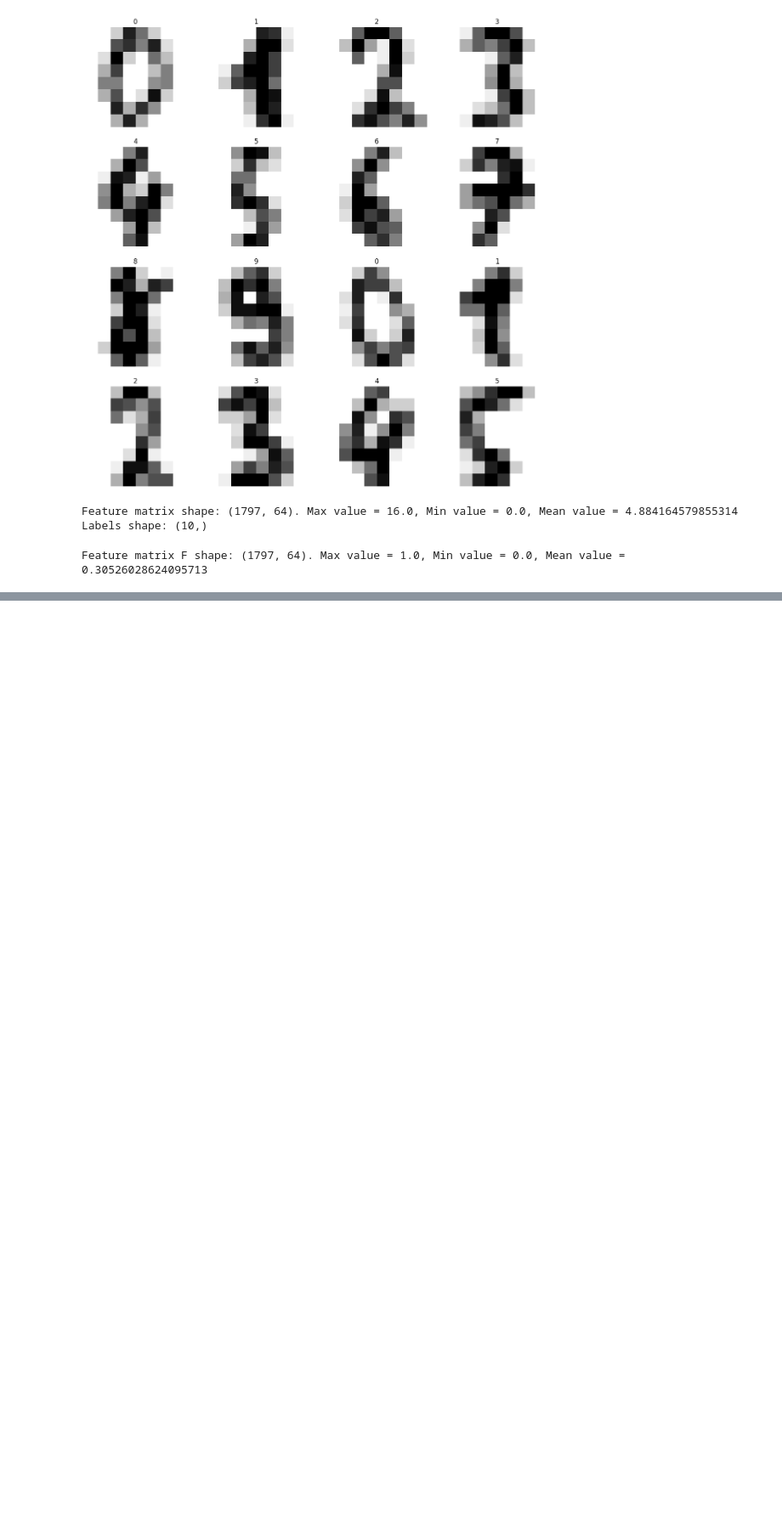
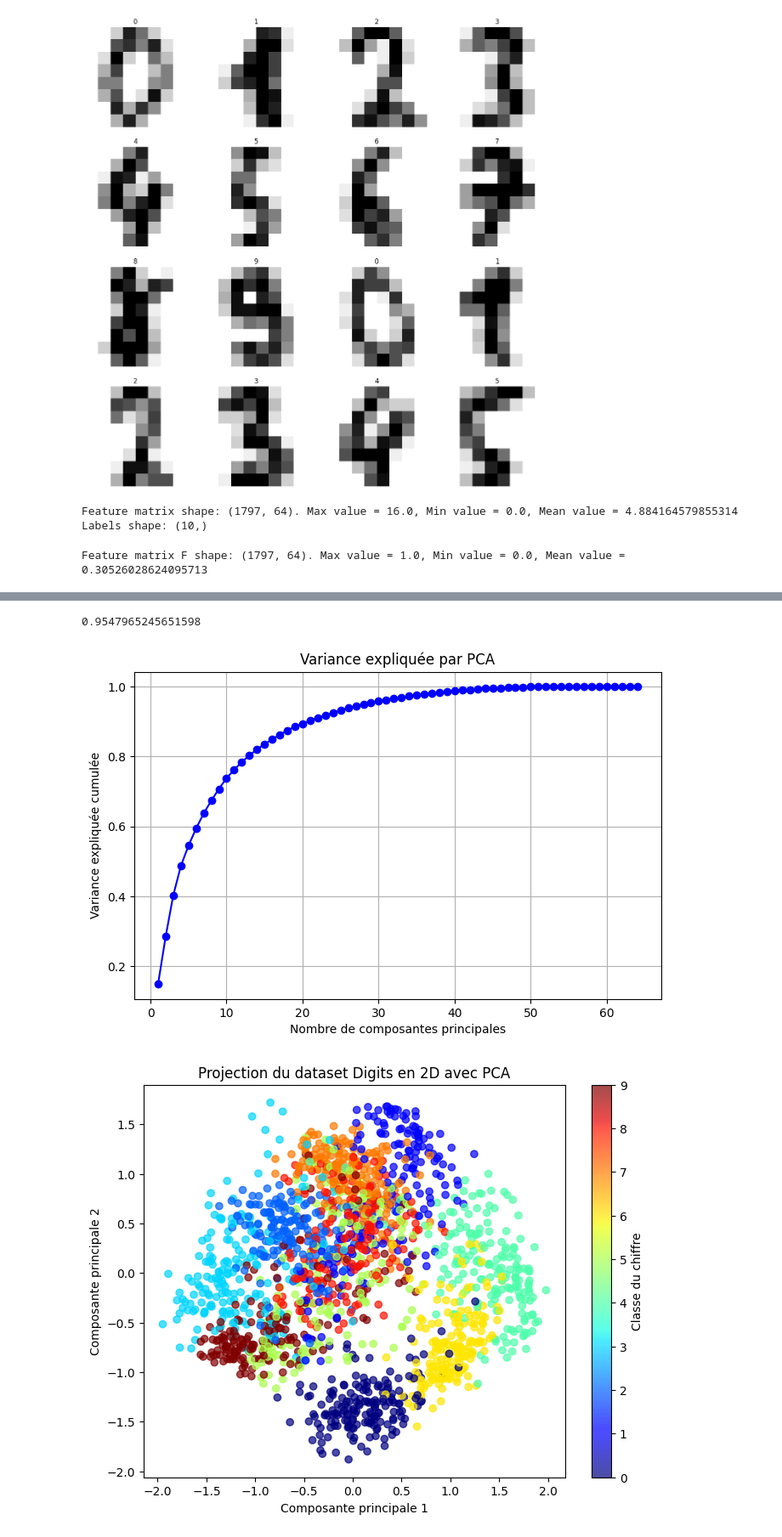
Before and after one commit to bogwee/intro_ml_2025, a Jupyter notebook: src/clovis/code3.ipynb, the cells around one changed output, grey strips where cells are left out. Shown at 85% size. Cells and saved outputs as stored; diff of their text form; code cells hidden in the pictures; blank space fills up the shorter version.

```diff
--- a/src/clovis/code3.ipynb
+++ b/src/clovis/code3.ipynb
@@ -109,0 +145,28 @@ array([[0.    , 0.    , 0.3125, 0.8125, 0.5625, 0.0625, 0.    , 0.    ,
+# %%
+# 🔹 Application du PCA pour analyser la variance expliquée
+pca = PCA(n_components=F.shape[1])  # On garde toutes les dimensions au début
+pca.fit(F)
+explained_variance = np.cumsum(pca.explained_variance_ratio_)
+print(64-len(explained_variance[explained_variance>=0.95]))
+plt.figure(figsize=(8, 5))
+plt.plot(range(1, F.shape[1]+1), explained_variance, marker='o', linestyle='-', color='blue')
+plt.xlabel("Nombre de composantes principales")
+plt.ylabel("Variance expliquée cumulée")
+plt.title("Variance expliquée par PCA")
+plt.grid()
+plt.show()
+
+pca_2d = PCA(n_components=2)
+F_pca = pca_2d.fit_transform(F)
+
+plt.figure(figsize=(8, 6))
+scatter = plt.scatter(F_pca[:, 0], F_pca[:, 1], c=y, cmap='jet', alpha=0.7)
+plt.colorbar(scatter, label="Classe du chiffre")
+plt.xlabel("Composante principale 1")
+plt.ylabel("Composante principale 2")
+plt.title("Projection du dataset Digits en 2D avec PCA")
+plt.show()
+# %% [output]
+0.9547965245651598
+[figure, added]
+[figure, added]
```
Also changed, not shown: parts of 3 cells of this notebook.
